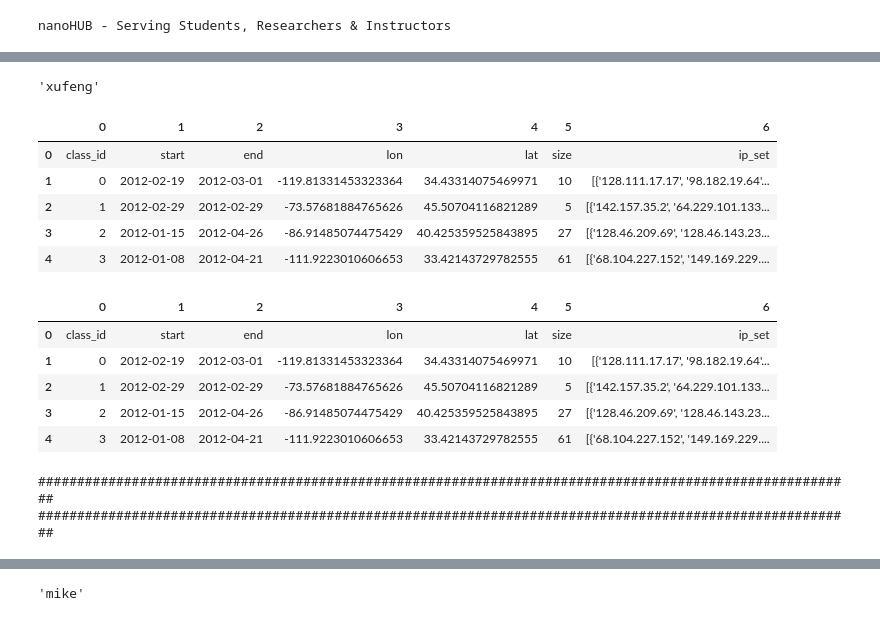
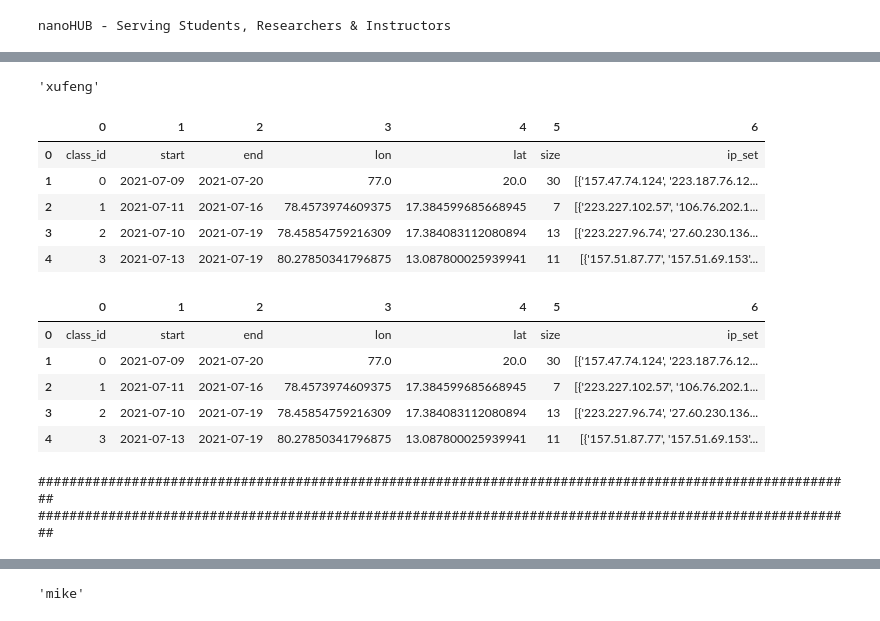
Before and after one commit to saxenap/nanohub, a Jupyter notebook: nanoHUB/pipeline/geddes/clustering-data.ipynb, the cells around one changed output, grey strips where cells are left out. Saved outputs shown, nothing was run; the diff lists cells and outputs as text; code cells hidden in the pictures.

```diff
--- a/nanoHUB/pipeline/geddes/clustering-data.ipynb
+++ b/nanoHUB/pipeline/geddes/clustering-data.ipynb
@@ -49,38 +49,38 @@ File name: clusters/xufeng/by_semester/2012-07-02_2012-12-31/user_activity_block
 # %%
 
 alg_types = ['xufeng']
 
 for alg_type in alg_types:
-    time_probe = '2012-01-01_2012-07-01'
+    time_probe = '2021-07-02_2021-12-31'
     file_path = 'clusters/%s/by_semester/%s/class_info_df.csv' % (alg_type, time_probe)
     for key in s3_client.list_objects(Bucket='nanohub.processed', Prefix=file_path)['Contents']:
         obj = s3_client.get_object(Bucket='nanohub.processed', Key=key['Key'])
         if key['Key'].endswith('.parquet.gzip'):
             df = pd.read_parquet(BytesIO(obj['Body'].read()))
         else:
             df = pd.read_csv(BytesIO(obj['Body'].read()), header=None)
 
     display(alg_type)
     display(df.head())
     df.columns = np.arange(0,len(df.columns))
     display(df.head())
 
 print('#########################################################################################################')
 print('#########################################################################################################')
 # %% [output]
 'xufeng'
 |  | 0 | 1 | 2 | 3 | 4 | 5 | 6 |
 | 0 | class_id | start | end | lon | lat | size | ip_set |
-| 1 | 0 | 2012-02-19 | 2012-03-01 | -119.81331453323364 | 34.43314075469971 | 10 | [{'128.111.17.17', '98.182.19.64'... |
-| 2 | 1 | 2012-02-29 | 2012-02-29 | -73.57681884765626 | 45.50704116821289 | 5 | [{'142.157.35.2', '64.229.101.133... |
-| 3 | 2 | 2012-01-15 | 2012-04-26 | -86.91485074475429 | 40.425359525843895 | 27 | [{'128.46.209.69', '128.46.143.23... |
-| 4 | 3 | 2012-01-08 | 2012-04-21 | -111.9223010606653 | 33.42143729782555 | 61 | [{'68.104.227.152', '149.169.229.... |
+| 1 | 0 | 2021-07-09 | 2021-07-20 | 77.0 | 20.0 | 30 | [{'157.47.74.124', '223.187.76.12... |
+| 2 | 1 | 2021-07-11 | 2021-07-16 | 78.4573974609375 | 17.384599685668945 | 7 | [{'223.227.102.57', '106.76.202.1... |
+| 3 | 2 | 2021-07-10 | 2021-07-19 | 78.45854759216309 | 17.384083112080894 | 13 | [{'223.227.96.74', '27.60.230.136... |
+| 4 | 3 | 2021-07-13 | 2021-07-19 | 80.27850341796875 | 13.087800025939941 | 11 | [{'157.51.87.77', '157.51.69.153'... |
 |  | 0 | 1 | 2 | 3 | 4 | 5 | 6 |
 | 0 | class_id | start | end | lon | lat | size | ip_set |
-| 1 | 0 | 2012-02-19 | 2012-03-01 | -119.81331453323364 | 34.43314075469971 | 10 | [{'128.111.17.17', '98.182.19.64'... |
-| 2 | 1 | 2012-02-29 | 2012-02-29 | -73.57681884765626 | 45.50704116821289 | 5 | [{'142.157.35.2', '64.229.101.133... |
-| 3 | 2 | 2012-01-15 | 2012-04-26 | -86.91485074475429 | 40.425359525843895 | 27 | [{'128.46.209.69', '128.46.143.23... |
-| 4 | 3 | 2012-01-08 | 2012-04-21 | -111.9223010606653 | 33.42143729782555 | 61 | [{'68.104.227.152', '149.169.229.... |
+| 1 | 0 | 2021-07-09 | 2021-07-20 | 77.0 | 20.0 | 30 | [{'157.47.74.124', '223.187.76.12... |
+| 2 | 1 | 2021-07-11 | 2021-07-16 | 78.4573974609375 | 17.384599685668945 | 7 | [{'223.227.102.57', '106.76.202.1... |
+| 3 | 2 | 2021-07-10 | 2021-07-19 | 78.45854759216309 | 17.384083112080894 | 13 | [{'223.227.96.74', '27.60.230.136... |
+| 4 | 3 | 2021-07-13 | 2021-07-19 | 80.27850341796875 | 13.087800025939941 | 11 | [{'157.51.87.77', '157.51.69.153'... |
 #########################################################################################################
 #########################################################################################################
 # %%
```
Also changed, not shown: parts of 1 cell of this notebook, 5 other files.
